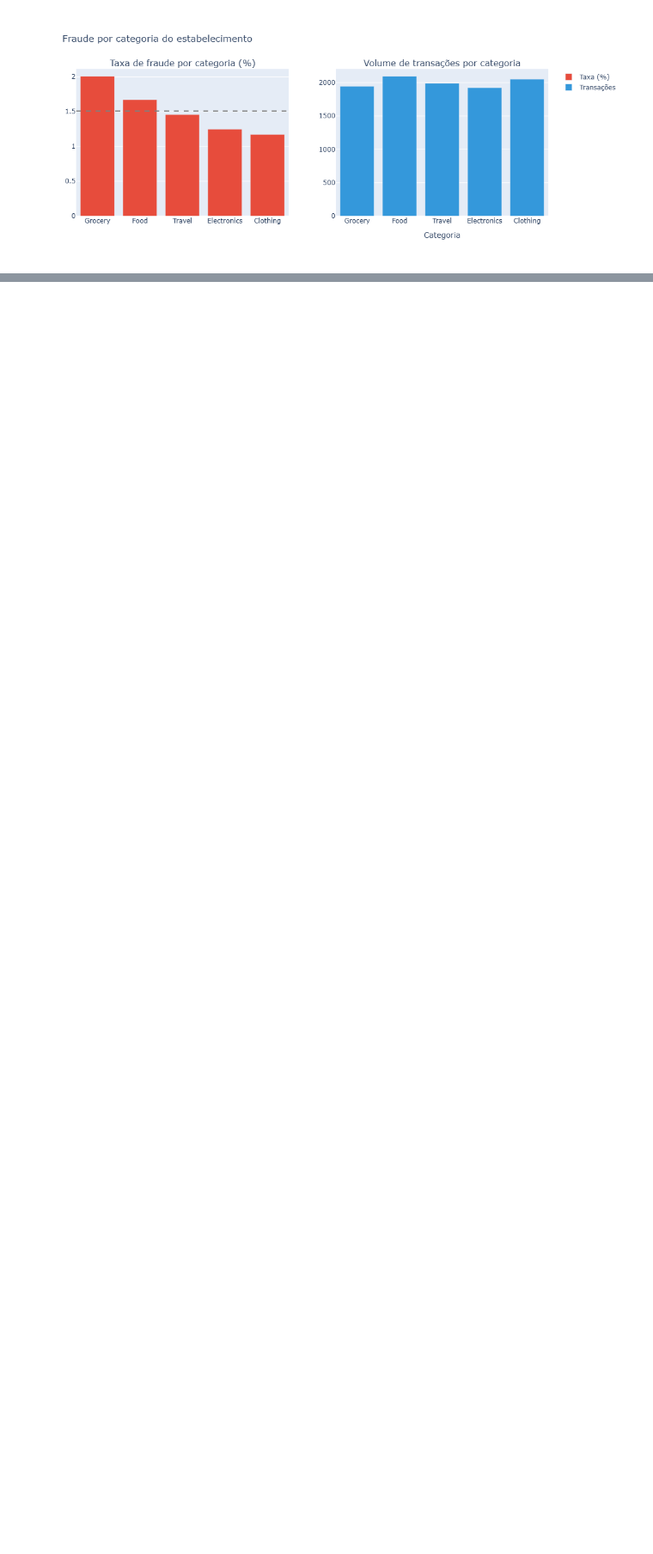
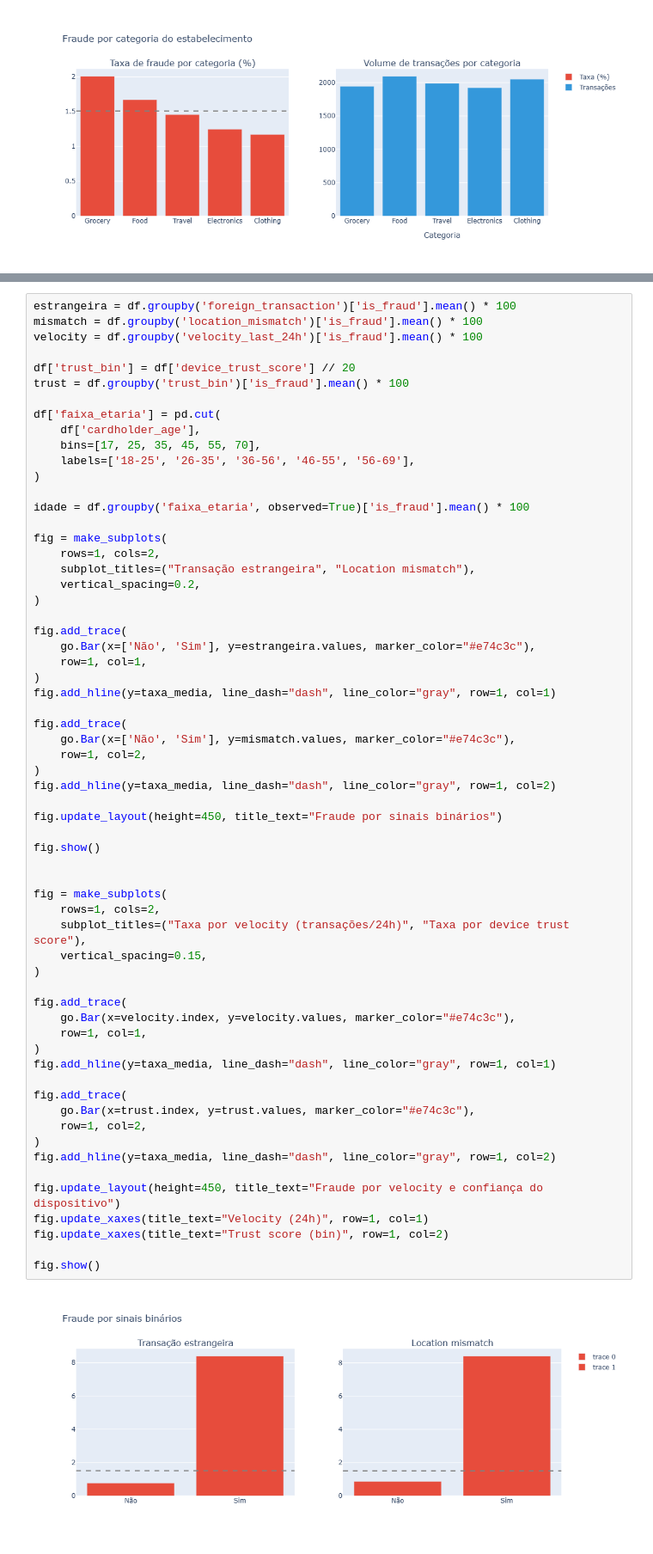
Before and after one commit to victorxavier01/EDA, a Jupyter notebook: 04-credit-card-fraud/eda_credit_fraud.ipynb, the cells around one changed output, grey strips where cells are left out. Shown at 86% size. Drawn from its saved outputs; the diff is of its cells as text; blank space fills up the shorter version.

Commit message:
add sinais de risco

```diff
--- a/04-credit-card-fraud/eda_credit_fraud.ipynb
+++ b/04-credit-card-fraud/eda_credit_fraud.ipynb
@@ -260,0 +266,64 @@ fig.show()
+# %%
+estrangeira = df.groupby('foreign_transaction')['is_fraud'].mean() * 100
+mismatch = df.groupby('location_mismatch')['is_fraud'].mean() * 100
+velocity = df.groupby('velocity_last_24h')['is_fraud'].mean() * 100
+
+df['trust_bin'] = df['device_trust_score'] // 20
+trust = df.groupby('trust_bin')['is_fraud'].mean() * 100
+
+df['faixa_etaria'] = pd.cut(
+    df['cardholder_age'],
+    bins=[17, 25, 35, 45, 55, 70],
+    labels=['18-25', '26-35', '36-56', '46-55', '56-69'],
+)
+
+idade = df.groupby('faixa_etaria', observed=True)['is_fraud'].mean() * 100
+
+fig = make_subplots(
+    rows=1, cols=2,
+    subplot_titles=("Transação estrangeira", "Location mismatch"),
+    vertical_spacing=0.2,
+)
+
+fig.add_trace(
+    go.Bar(x=['Não', 'Sim'], y=estrangeira.values, marker_color="#e74c3c"),
+    row=1, col=1,
+)
+fig.add_hline(y=taxa_media, line_dash="dash", line_color="gray", row=1, col=1)
+
+fig.add_trace(
+    go.Bar(x=['Não', 'Sim'], y=mismatch.values, marker_color="#e74c3c"),
+    row=1, col=2,
+)
+fig.add_hline(y=taxa_media, line_dash="dash", line_color="gray", row=1, col=2)
+
+fig.update_layout(height=450, title_text="Fraude por sinais binários")
+
+fig.show()
+
+
+fig = make_subplots(
+    rows=1, cols=2,
+    subplot_titles=("Taxa por velocity (transações/24h)", "Taxa por device trust score"),
+    vertical_spacing=0.15,
+)
+
+fig.add_trace(
+    go.Bar(x=velocity.index, y=velocity.values, marker_color="#e74c3c"),
+    row=1, col=1,
+)
+fig.add_hline(y=taxa_media, line_dash="dash", line_color="gray", row=1, col=1)
+
+fig.add_trace(
+    go.Bar(x=trust.index, y=trust.values, marker_color="#e74c3c"),
+    row=1, col=2,
+)
+fig.add_hline(y=taxa_media, line_dash="dash", line_color="gray", row=1, col=2)
+
+fig.update_layout(height=450, title_text="Fraude por velocity e confiança do dispositivo")
+fig.update_xaxes(title_text="Velocity (24h)", row=1, col=1)
+fig.update_xaxes(title_text="Trust score (bin)", row=1, col=2)
+
+fig.show()
+# %% [output]
+[figure, added]
```
Also changed, not shown: parts of 3 cells of this notebook.
